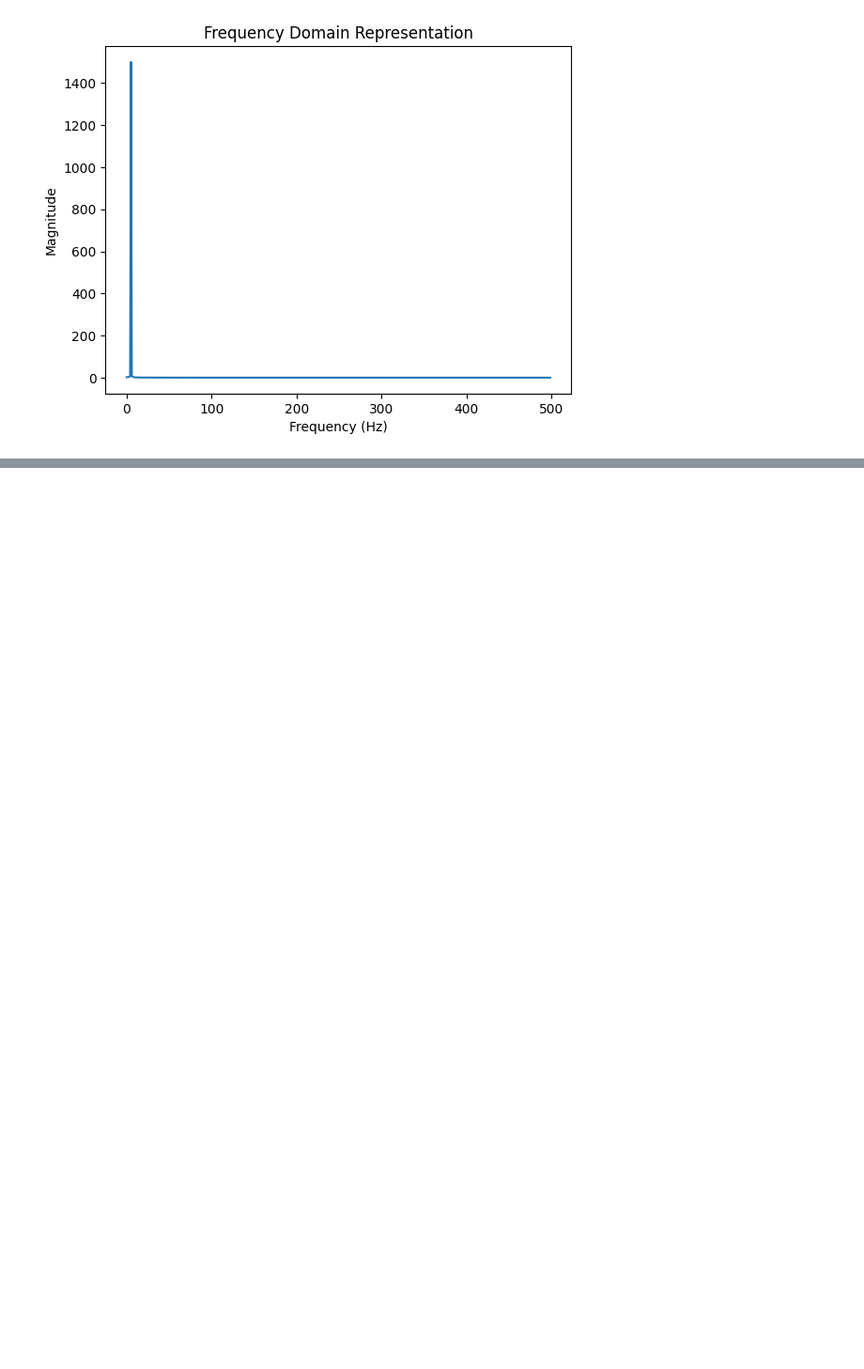
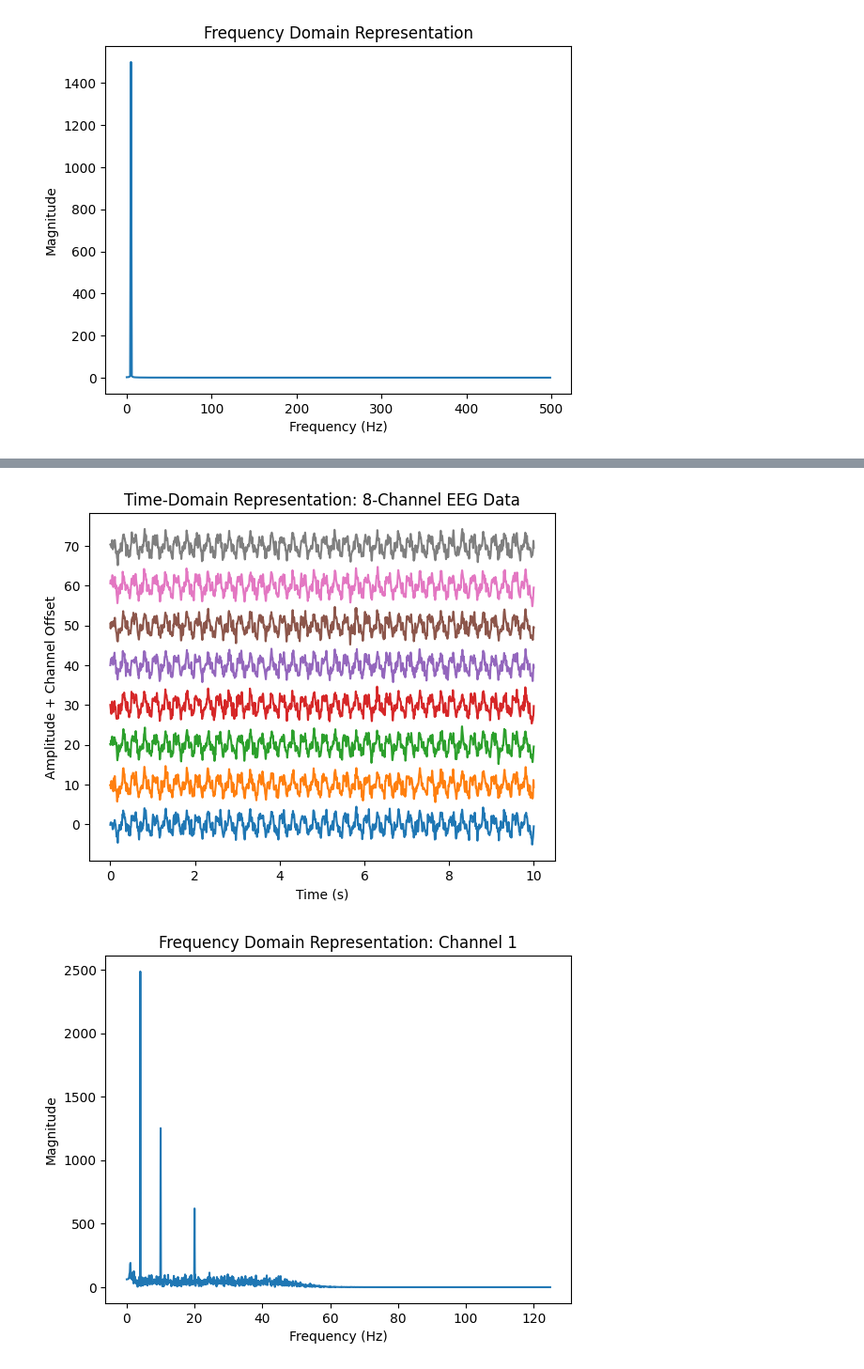
Before and after one commit to vinkrishna/ExpandingSenses, a Jupyter notebook: Chapter3.ipynb, the cells around one changed output, grey strips where cells are left out. Shown: that part at 94% size. Cells and saved outputs as stored; diff of their text form; code cells hidden in the pictures; blank space fills up the shorter version.

Commit message:
updated code with EEG data

```diff
--- a/Chapter3.ipynb
+++ b/Chapter3.ipynb
@@ -59,0 +137,78 @@ plt.show()
+# %%
+import numpy as np
+import matplotlib.pyplot as plt
+from scipy.signal import butter, filtfilt
+
+# Function to create a Butterworth filter
+def butter_bandpass(lowcut, highcut, fs, order=5):
+    nyq = 0.5 * fs
+    low = lowcut / nyq
+    high = highcut / nyq
+    b, a = butter(order, [low, high], btype='band')
+    return b, a
+
+def butter_bandpass_filter(data, lowcut, highcut, fs, order=5):
+    b, a = butter_bandpass(lowcut, highcut, fs, order=order)
+    y = filtfilt(b, a, data)
+    return y
+
+# Generate synthetic 8-channel EEG data
+np.random.seed(42)
+fs = 250  # sampling frequency (Hz)
+t = np.linspace(0, 10, fs * 10)  # time vector
+num_channels = 8
+
+# Generate random EEG-like signals
+eeg_data = np.random.normal(0, 1, (num_channels, len(t)))
+
+# Add sinusoidal components to the EEG data to simulate brain rhythms
+freqs = [4, 10, 20]  # frequencies in Hz
+amplitudes = [2, 1, 0.5]  # amplitudes
+phases = [0, np.pi / 4, np.pi / 2]  # phases
+
+for channel in range(num_channels):
+    for f, A, phi in zip(freqs, amplitudes, phases):
+        eeg_data[channel] += A * np.sin(2 * np.pi * f * t + phi)
+
+# Band-pass filter the EEG data to keep frequency components within the range of 1-50 Hz
+lowcut, highcut = 1, 50
+eeg_data_filtered = np.zeros_like(eeg_data)
+
+for channel in range(num_channels):
+    eeg_data_filtered[channel] = butter_bandpass_filter(eeg_data[channel], lowcut, highcut, fs)
+
+# Calculate the FFT of the filtered EEG data
+eeg_fft = np.fft.fft(eeg_data_filtered, axis=1)
+freqs_fft = np.fft.fftfreq(len(t), 1 / fs)
+
+# Calculate the phase difference between channel 1 and channel 2
+cross_spectrum = eeg_fft[0] * np.conj(eeg_fft[1])
+phase_diff = np.angle(cross_spectrum)
+
+# Plot the time-domain representation of the 8-channel EEG data
+plt.figure()
+for channel in range(num_channels):
+    plt.plot(t, eeg_data_filtered[channel] + 10 * channel)
+plt.xlabel('Time (s)')
+plt.ylabel('Amplitude + Channel Offset')
+plt.title('Time-Domain Representation: 8-Channel EEG Data')
+plt.show()
+
+# Plot the frequency-domain representation of channel 1
+plt.figure()
+plt.plot(freqs_fft[:len(freqs_fft)//2], np.abs(eeg_fft[0][:len(eeg_fft[0])//2]))
+plt.xlabel('Frequency (Hz)')
+plt.ylabel('Magnitude')
+plt.title('Frequency Domain Representation: Channel 1')
+plt.show()
+
+# Plot the phase difference between channel 1 and channel 2
+plt.figure()
+plt.plot(freqs_fft[:len(freqs_fft)//2], phase_diff[:len(phase_diff)//2])
+plt.xlabel('Frequency (Hz)')
+plt.ylabel('Phase Difference (radians)')
+plt.title('Phase Difference Between Channel 1 and Channel 2')
+plt.show()
+# %% [output]
+[figure, added]
+[figure, added]
```
Also changed, not shown: parts of 8 cells of this notebook.
